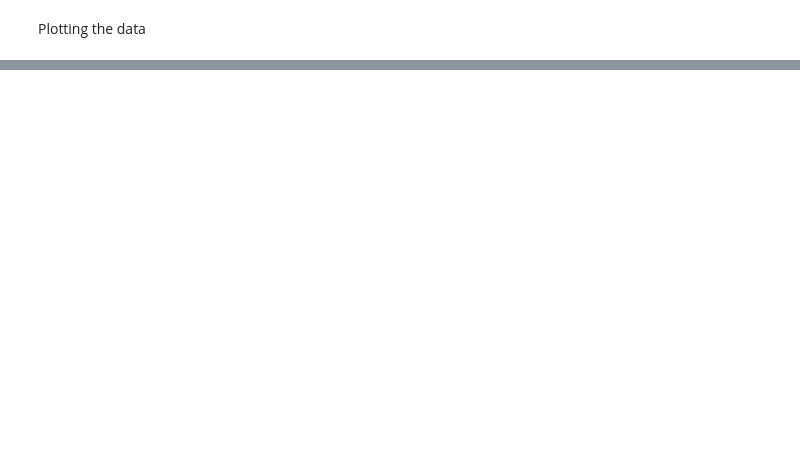
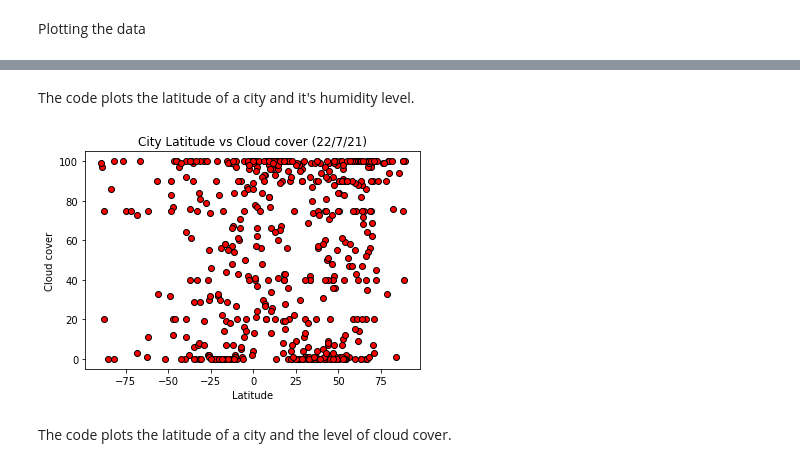
Before and after one commit to MellyB5/Python-API-Challenge, a Jupyter notebook: WeatherPy.ipynb, the cells around one changed output, grey strips where cells are left out. Cells and saved outputs as stored; diff of their text form; code cells hidden in the pictures; blank space fills up the shorter version.

```diff
--- a/WeatherPy.ipynb
+++ b/WeatherPy.ipynb
@@ -172,0 +204,17 @@ Linear Regression
+# %% [markdown]
+The code plots the latitude of a city and it's humidity level.
+# %%
+#  Latitude vs. Cloudiness Plot
+plt.scatter(no_dup_cities["Lat"], no_dup_cities["Cloud cover"], color="red", edgecolor="black", marker="o")
+
+plt.title("City Latitude vs Cloud cover (22/7/21)")
+plt.ylabel("Cloud cover")
+plt.xlabel("Latitude")
+
+plt.savefig("Images/lat_cloud.png")
+
+plt.show()
+# %% [output]
+[figure, added]
+# %% [markdown]
+The code plots the latitude of a city and the level of cloud cover.
```
Also changed, not shown: parts of 45 cells of this notebook, 17 other files.
